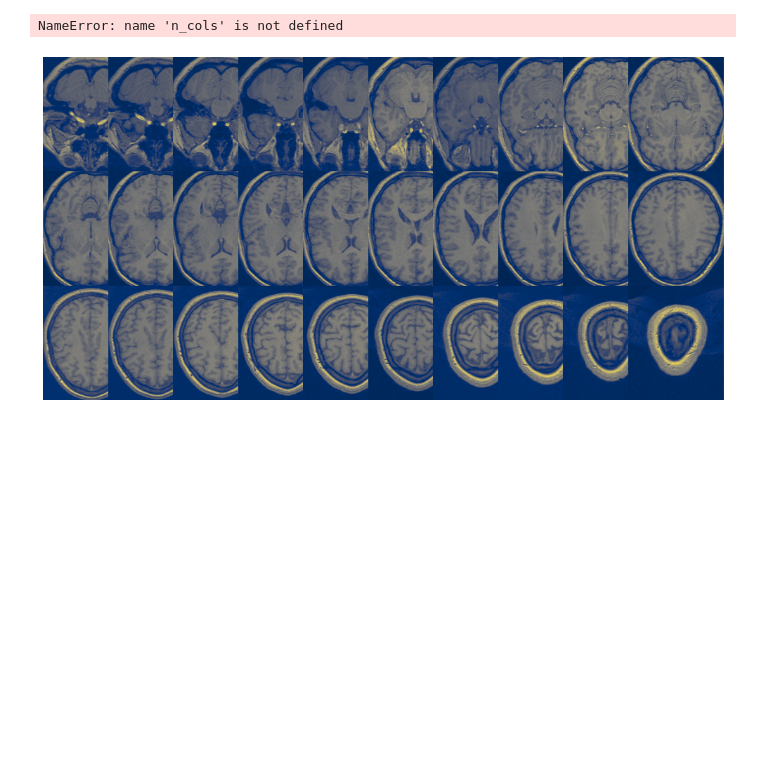
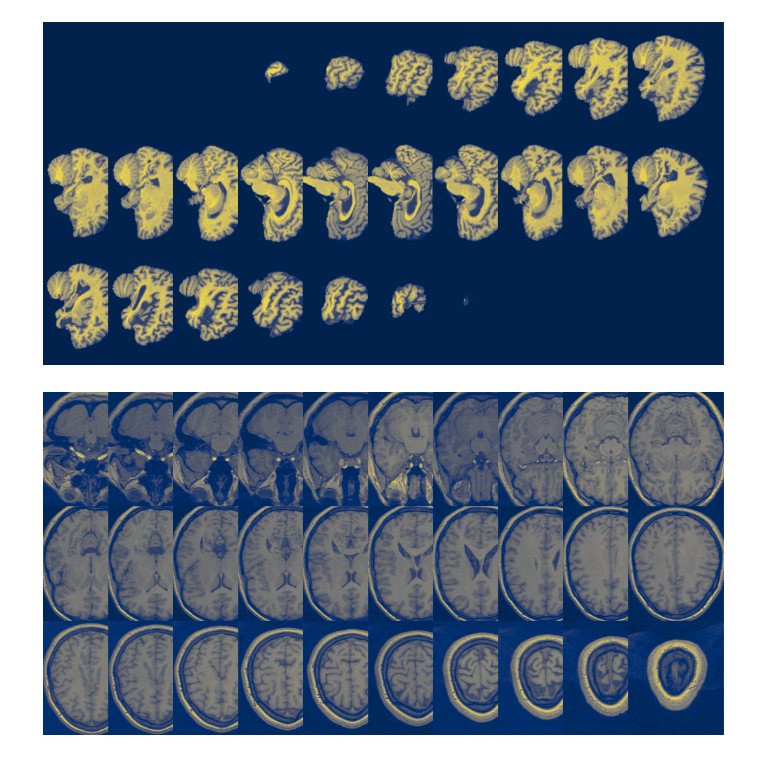
Before and after one commit to PeterHolderrieth/TransferLearning_Neuroimaging, a Jupyter notebook: visualization.ipynb, the cells around one changed output. Cells and saved outputs as stored; diff of their text form; code cells hidden in the pictures; blank space fills up the shorter version.

```diff
--- a/visualization.ipynb
+++ b/visualization.ipynb
@@ -20,14 +22,21 @@ ModuleNotFoundError: No module named 'skimage'
 # %%
-struct_arr=data
+struct_arr=data.T
+n_slices=struct_arr.shape[0]
+n_images=30
+slice_inds=np.floor(np.linspace(0,n_slices-1,n_images)).astype(int)
+n_cols=10
+n_rows=np.ceil(n_images/n_cols).astype(int)
+scale=3
+
 fig,axs=plt.subplots(ncols=n_cols,nrows=n_rows,figsize=(scale*n_cols,scale*n_rows))
 axs=axs.ravel()
 for i in range(n_images):
     axs[i].imshow(struct_arr[slice_inds[i]],cmap='cividis')
     axs[i].axis('off')
 fig.subplots_adjust(wspace=-0.89, hspace=0.)
 plt.savefig('brain_grid.png')
 # %% [output]
-NameError: name 'n_cols' is not defined
+[figure, added]
 # %%
 import matplotlib.pyplot as plt
 import tempfile
```
Also changed, not shown: parts of 1 cell of this notebook, 1 other file.
